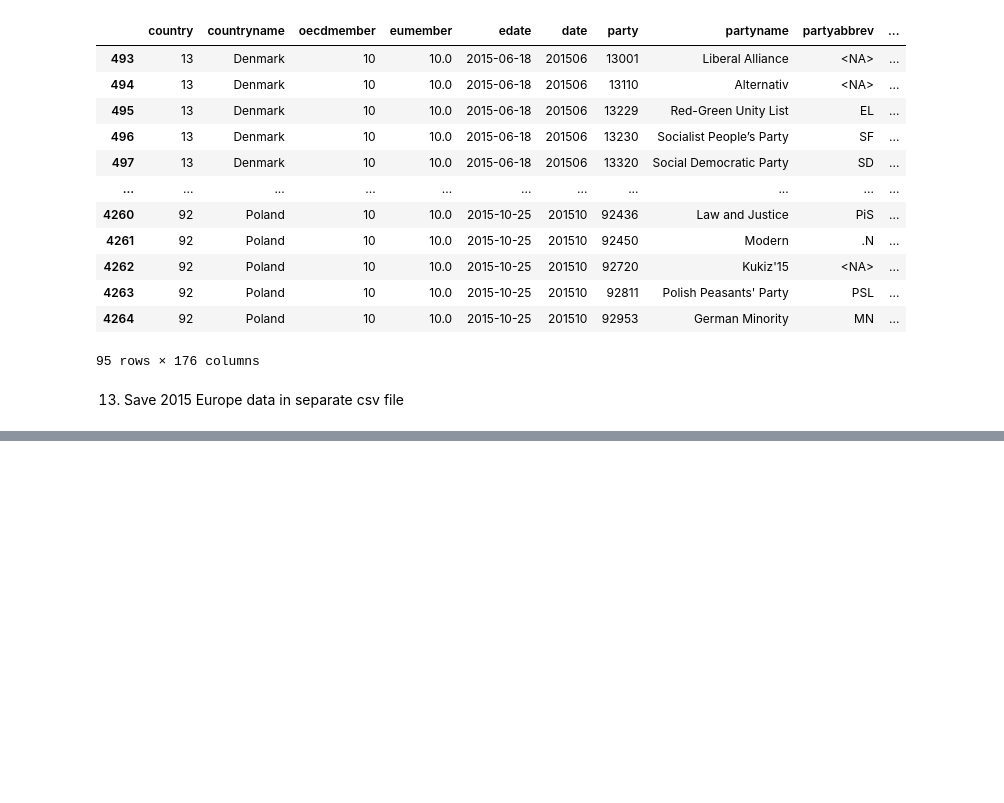
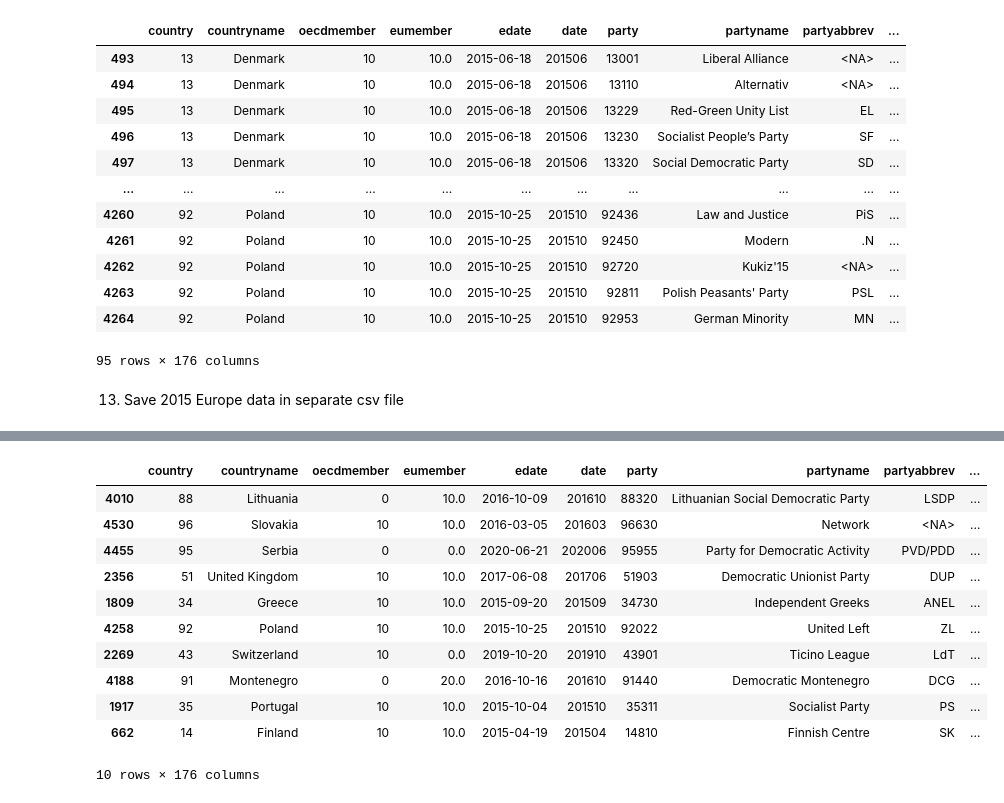
Before and after one commit to sebastian-graeff/MaifestoGroup, a Jupyter notebook: data_cleaning.ipynb, the cells around one changed output, grey strips where cells are left out. Saved outputs shown, nothing was run; the diff lists cells and outputs as text; code cells hidden in the pictures; blank space fills up the shorter version.

```diff
--- a/data_cleaning.ipynb
+++ b/data_cleaning.ipynb
@@ -238,0 +260,17 @@ df.to_csv("CLEAN_DATA/Europe_2015_manifesto_gini.csv")
+# %%
+# Manifesto selection for survey
+survey = europe_2015_2020_df.sample(n=10, random_state=8)
+display(survey)
+# %% [output]
+|  | country | countryname | oecdmember | eumember | edate | date | party | partyname | partyabbrev | ... |
+| 4010 | 88 | Lithuania | 0 | 10.0 | 2016-10-09 | 201610 | 88320 | Lithuanian Social Democratic Party | LSDP | ... |
+| 4530 | 96 | Slovakia | 10 | 10.0 | 2016-03-05 | 201603 | 96630 | Network | <NA> | ... |
+| 4455 | 95 | Serbia | 0 | 0.0 | 2020-06-21 | 202006 | 95955 | Party for Democratic Activity | PVD/PDD | ... |
+| 2356 | 51 | United Kingdom | 10 | 10.0 | 2017-06-08 | 201706 | 51903 | Democratic Unionist Party | DUP | ... |
+| 1809 | 34 | Greece | 10 | 10.0 | 2015-09-20 | 201509 | 34730 | Independent Greeks | ANEL | ... |
+| 4258 | 92 | Poland | 10 | 10.0 | 2015-10-25 | 201510 | 92022 | United Left | ZL | ... |
+| 2269 | 43 | Switzerland | 10 | 0.0 | 2019-10-20 | 201910 | 43901 | Ticino League | LdT | ... |
+| 4188 | 91 | Montenegro | 0 | 20.0 | 2016-10-16 | 201610 | 91440 | Democratic Montenegro | DCG | ... |
+| 1917 | 35 | Portugal | 10 | 10.0 | 2015-10-04 | 201510 | 35311 | Socialist Party | PS | ... |
+| 662 | 14 | Finland | 10 | 10.0 | 2015-04-19 | 201504 | 14810 | Finnish Centre | SK | ... |
+10 rows × 176 columns
```
Also changed, not shown: parts of 4 cells of this notebook, 3 other files.
